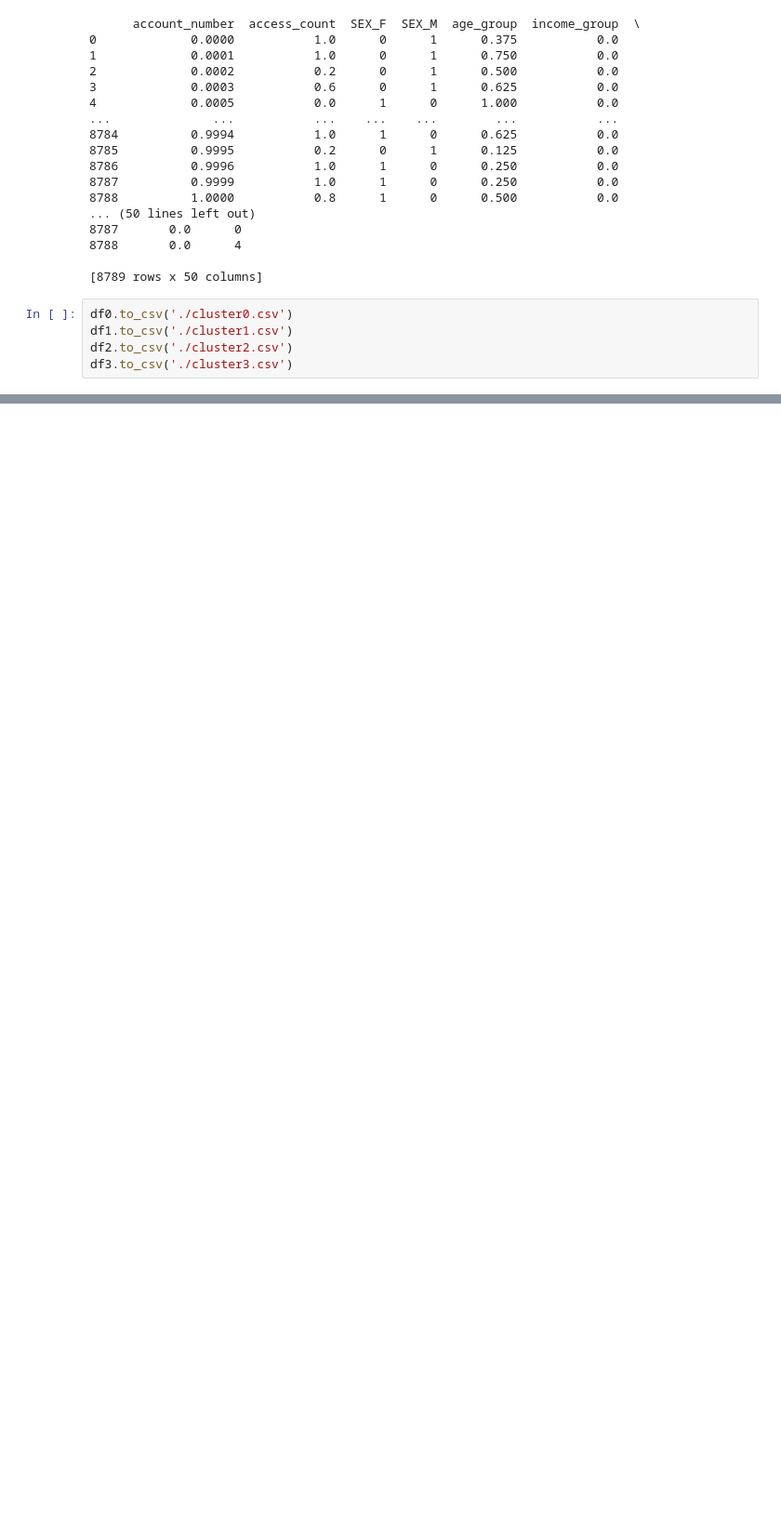
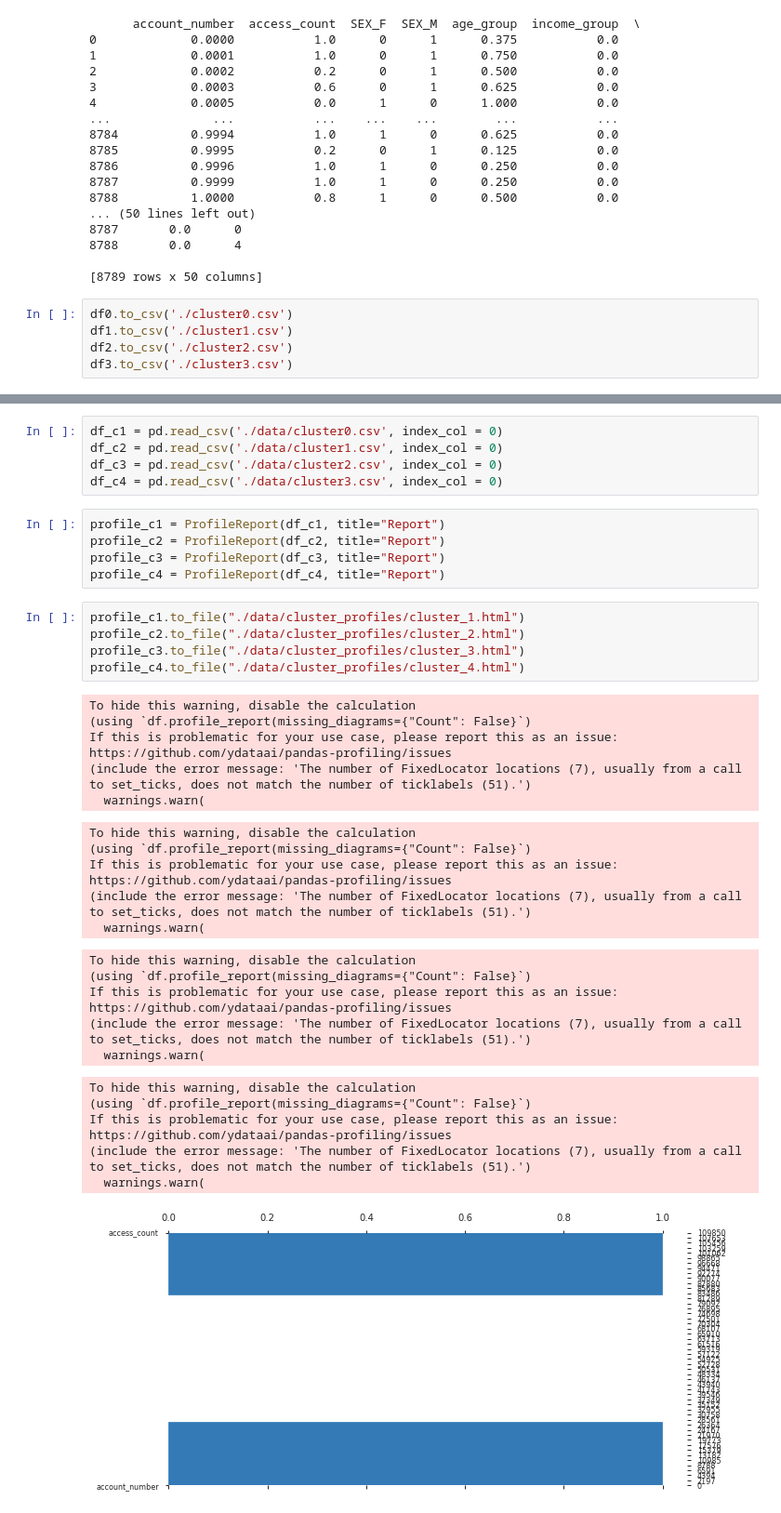
Before and after one commit to reiss-koh/nh, a Jupyter notebook: NH_FBA.ipynb, the cells around one changed output, grey strips where cells are left out. Shown: that part at 93% size. Saved outputs shown, nothing was run; the diff lists cells and outputs as text; blank space fills up the shorter version.

```diff
--- a/NH_FBA.ipynb
+++ b/NH_FBA.ipynb
@@ -2136,0 +2164,41 @@ df3.to_csv('./cluster3.csv')
+# %%
+df_c1 = pd.read_csv('./data/cluster0.csv', index_col = 0)
+df_c2 = pd.read_csv('./data/cluster1.csv', index_col = 0)
+df_c3 = pd.read_csv('./data/cluster2.csv', index_col = 0)
+df_c4 = pd.read_csv('./data/cluster3.csv', index_col = 0)
+# %%
+profile_c1 = ProfileReport(df_c1, title="Report")
+profile_c2 = ProfileReport(df_c2, title="Report")
+profile_c3 = ProfileReport(df_c3, title="Report")
+profile_c4 = ProfileReport(df_c4, title="Report")
+# %%
+profile_c1.to_file("./data/cluster_profiles/cluster_1.html")
+profile_c2.to_file("./data/cluster_profiles/cluster_2.html")
+profile_c3.to_file("./data/cluster_profiles/cluster_3.html")
+profile_c4.to_file("./data/cluster_profiles/cluster_4.html")
+# %% [output]
+To hide this warning, disable the calculation
+(using `df.profile_report(missing_diagrams={"Count": False}`)
+If this is problematic for your use case, please report this as an issue:
+https://github.com/ydataai/pandas-profiling/issues
+(include the error message: 'The number of FixedLocator locations (7), usually from a call to set_ticks, does not match the number of ticklabels (51).')
+  warnings.warn(
+To hide this warning, disable the calculation
+(using `df.profile_report(missing_diagrams={"Count": False}`)
+If this is problematic for your use case, please report this as an issue:
+https://github.com/ydataai/pandas-profiling/issues
+(include the error message: 'The number of FixedLocator locations (7), usually from a call to set_ticks, does not match the number of ticklabels (51).')
+  warnings.warn(
+To hide this warning, disable the calculation
+(using `df.profile_report(missing_diagrams={"Count": False}`)
+If this is problematic for your use case, please report this as an issue:
+https://github.com/ydataai/pandas-profiling/issues
+(include the error message: 'The number of FixedLocator locations (7), usually from a call to set_ticks, does not match the number of ticklabels (51).')
+  warnings.warn(
+To hide this warning, disable the calculation
+(using `df.profile_report(missing_diagrams={"Count": False}`)
+If this is problematic for your use case, please report this as an issue:
+https://github.com/ydataai/pandas-profiling/issues
+(include the error message: 'The number of FixedLocator locations (7), usually from a call to set_ticks, does not match the number of ticklabels (51).')
+  warnings.warn(
+[figure, added]
```
Also changed, not shown: parts of 7 cells of this notebook.
